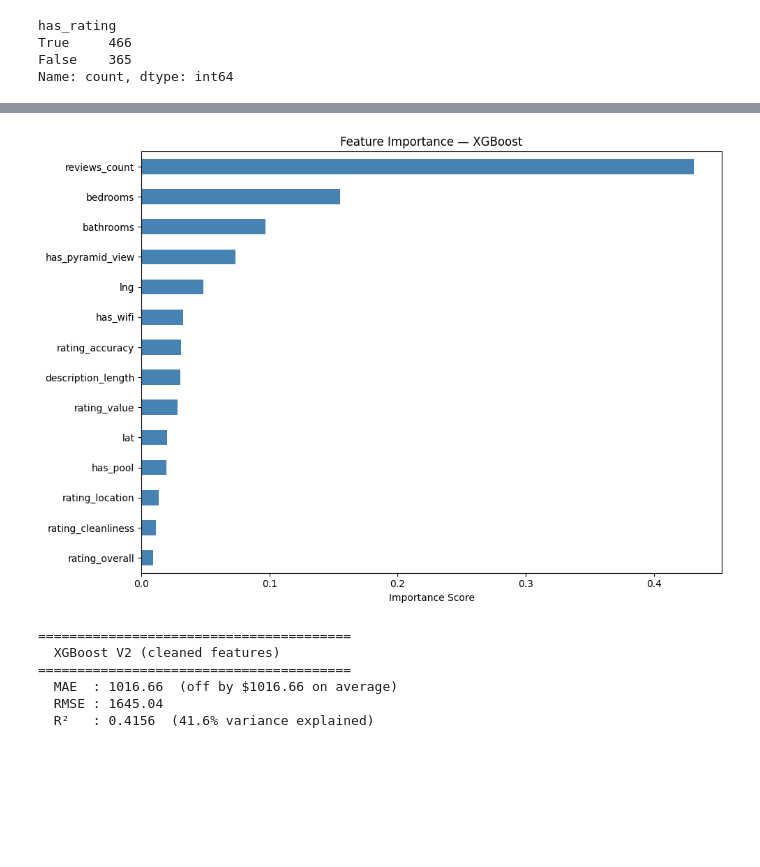
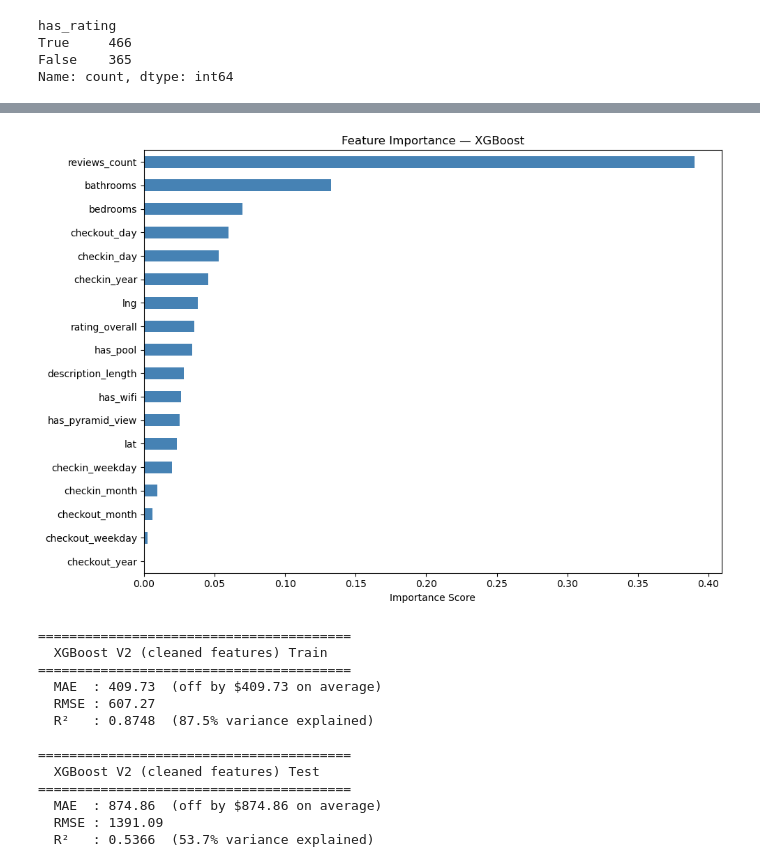
Before and after one commit to Mennaa-Ayman/Airbnb-Data-Analytics, a Jupyter notebook: Models/Regression.ipynb, the cells around one changed output, grey strips where cells are left out. Cells and saved outputs as stored; diff of their text form; code cells hidden in the pictures; blank space fills up the shorter version.

```diff
--- a/Models/Regression.ipynb
+++ b/Models/Regression.ipynb
@@ -61,9 +57,6 @@ has_rating
 True     466
 False    365
 Name: count, dtype: int64
-# %%
-import pandas as pd
-df = pd.read_csv("../Data/clean/airbnb_cleaned.csv")
 # %%
 import pandas as pd
 import numpy as np
@@ -75,10 +68,9 @@ import matplotlib.pyplot as plt
 
 # ──  Drop Useless Columns ──────────────────────────────────────────
 df.drop(columns=[
-    'title', 'price_total', 'discount_amount',
-    'has_rating'
+    'title', 'has_rating', 'rating_value', 'rating_cleanliness', 'rating_value',
+    'rating_location', 'rating_accuracy', 'price_price', 'nightly_price'
 ], inplace=True)
-
 
 
 # ──  Helper: Evaluate Any Model ───────────────────────────────────
@@ -157,7 +175,7 @@ Rows after: 752
 # %%
 # ──  Define X and Y ────────────────────────────────────────────────
-Y = df_clean['price_original']
-X = df_clean.drop(columns=['price_original'])
+Y = df_clean['price_breakdown_baseprice_price']
+X = df_clean.drop(columns=['price_breakdown_baseprice_price'])
 
 # ──  Train/Test Split ──────────────────────────────────────────────
 X_train, X_test, Y_train, Y_test = train_test_split(
@@ -166,7 +184,10 @@ X_train, X_test, Y_train, Y_test = train_test_split(
 # ──  Linear Regression ────────────────────────────────────────────
 lr = LinearRegression()
 lr.fit(X_train, Y_train)
-Y_pred_lr = lr.predict(X_test)
-evaluate("Linear Regression", Y_test, Y_pred_lr)
+# Evaluate on train and test sets
+Y_pred_train = lr.predict(X_train)
+evaluate("Linear Regression (Train)", Y_train, Y_pred_train)
+Y_pred_test = lr.predict(X_test)
+evaluate("Linear Regression (Test)", Y_test, Y_pred_test)
 # %% [output]
 ========================================
@@ -196,36 +224,47 @@ evaluate("XGBoost", Y_test, Y_pred_xgb)
 # %%
 # ──  Feature Importance (XGBoost) ─────────────────────────────────
 feat_imp = pd.Series(xgb.feature_importances_, index=X.columns)
 feat_imp.sort_values().plot(kind='barh', figsize=(10, 7), color='steelblue')
 plt.title('Feature Importance — XGBoost')
 plt.xlabel('Importance Score')
 plt.tight_layout()
 plt.show()
 # Drop features with near-zero importance
-cols_to_drop = ['rating_cleanliness', 'rating_location',
-                'rating_accuracy', 'has_pyramid_view', 'rating_value']
+# cols_to_drop = ['rating_cleanliness', 'rating_location',
+#                 'rating_accuracy', 'has_pyramid_view', 'rating_value']
 
-X_train_v2 = X_train.drop(columns=cols_to_drop)
-X_test_v2  = X_test.drop(columns=cols_to_drop)
+# X_train_v2 = X_train.drop(columns=cols_to_drop)
+# X_test_v2  = X_test.drop(columns=cols_to_drop)
 
 xgb_v2 = XGBRegressor(
     n_estimators=100,
     learning_rate=0.1,
     max_depth=4,
     random_state=42
 )
 
-xgb_v2.fit(X_train_v2, Y_train)
-Y_pred_v2 = xgb_v2.predict(X_test_v2)
-evaluate("XGBoost V2 (cleaned features)", Y_test, Y_pred_v2)
+xgb_v2.fit(X_train, Y_train)
+
+# Evaluate on train and test sets
+Y_pred_train = xgb_v2.predict(X_train)
+evaluate("XGBoost V2 (cleaned features) Train", Y_train, Y_pred_train)
+Y_pred_test = xgb_v2.predict(X_test)
+evaluate("XGBoost V2 (cleaned features) Test", Y_test, Y_pred_test)
 # %% [output]
-[figure, old version]
+[figure, new version]
 ========================================
-  XGBoost V2 (cleaned features)
+  XGBoost V2 (cleaned features) Train
 ========================================
-  MAE  : 1016.66  (off by $1016.66 on average)
-  RMSE : 1645.04
-  R²   : 0.4156  (41.6% variance explained)
+  MAE  : 409.73  (off by $409.73 on average)
+  RMSE : 607.27
+  R²   : 0.8748  (87.5% variance explained)
+
+========================================
+  XGBoost V2 (cleaned features) Test
+========================================
+  MAE  : 874.86  (off by $874.86 on average)
+  RMSE : 1391.09
+  R²   : 0.5366  (53.7% variance explained)
 # %%
 from sklearn.ensemble import RandomForestRegressor, GradientBoostingRegressor
 from sklearn.ensemble import RandomForestRegressor
```
Also changed, not shown: parts of 8 cells of this notebook.
